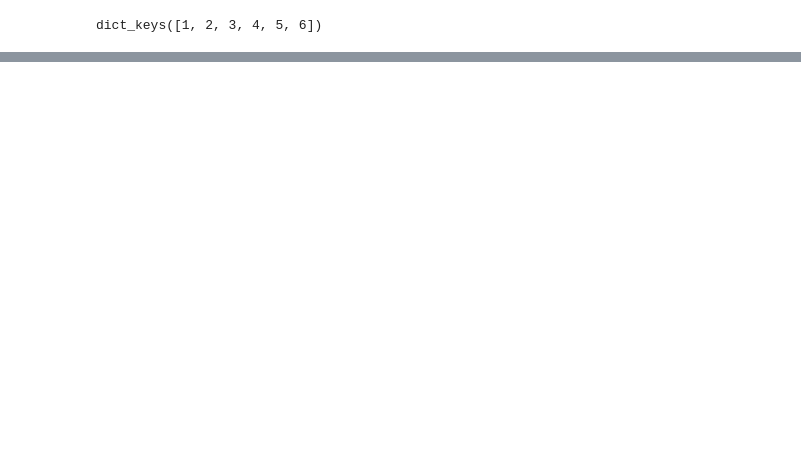
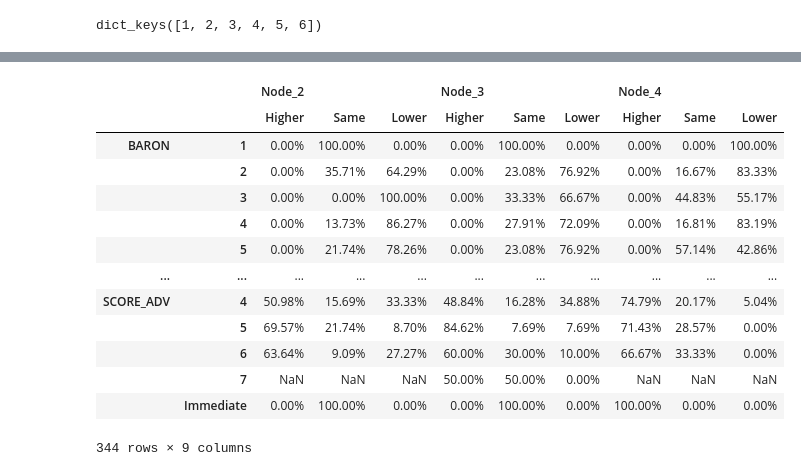
Before and after one commit to rovenr12/MCTS_Visualisation_Web, a Jupyter notebook: plotly_test.ipynb, the cells around one changed output, grey strips where cells are left out. Drawn from its saved outputs; the diff is of its cells as text; code cells hidden in the pictures; blank space fills up the shorter version.

```diff
--- a/plotly_test.ipynb
+++ b/plotly_test.ipynb
@@ -72,0 +181,18 @@ fig.show()
+# %%
+test_df = test_df.sort_index()
+test_df
+# %% [output]
+|  |  | Node_2 |  |  | Node_3 |  |  | Node_4 |  |  |
+|  |  | Higher | Same | Lower | Higher | Same | Lower | Higher | Same | Lower |
+| BARON | 1 | 0.00% | 100.00% | 0.00% | 0.00% | 100.00% | 0.00% | 0.00% | 0.00% | 100.00% |
+|  | 2 | 0.00% | 35.71% | 64.29% | 0.00% | 23.08% | 76.92% | 0.00% | 16.67% | 83.33% |
+|  | 3 | 0.00% | 0.00% | 100.00% | 0.00% | 33.33% | 66.67% | 0.00% | 44.83% | 55.17% |
+|  | 4 | 0.00% | 13.73% | 86.27% | 0.00% | 27.91% | 72.09% | 0.00% | 16.81% | 83.19% |
+|  | 5 | 0.00% | 21.74% | 78.26% | 0.00% | 23.08% | 76.92% | 0.00% | 57.14% | 42.86% |
+| ... | ... | ... | ... | ... | ... | ... | ... | ... | ... | ... |
+| SCORE_ADV | 4 | 50.98% | 15.69% | 33.33% | 48.84% | 16.28% | 34.88% | 74.79% | 20.17% | 5.04% |
+|  | 5 | 69.57% | 21.74% | 8.70% | 84.62% | 7.69% | 7.69% | 71.43% | 28.57% | 0.00% |
+|  | 6 | 63.64% | 9.09% | 27.27% | 60.00% | 30.00% | 10.00% | 66.67% | 33.33% | 0.00% |
+|  | 7 | NaN | NaN | NaN | 50.00% | 50.00% | 0.00% | NaN | NaN | NaN |
+|  | Immediate | 0.00% | 100.00% | 0.00% | 0.00% | 100.00% | 0.00% | 100.00% | 0.00% | 0.00% |
+344 rows × 9 columns
```
Also changed, not shown: parts of 6 cells of this notebook, 1 other file.
